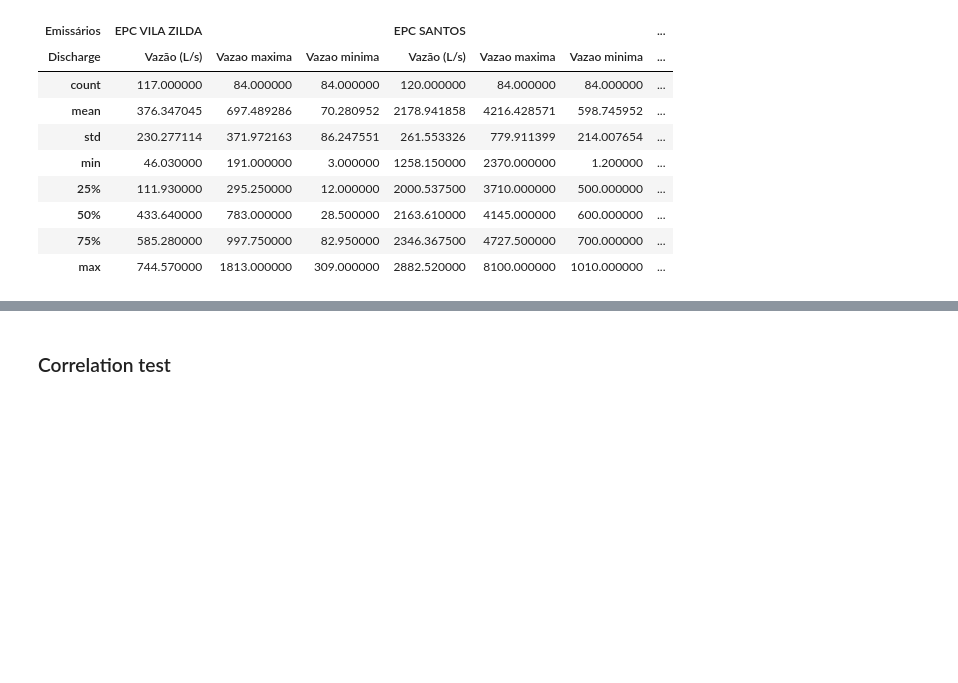
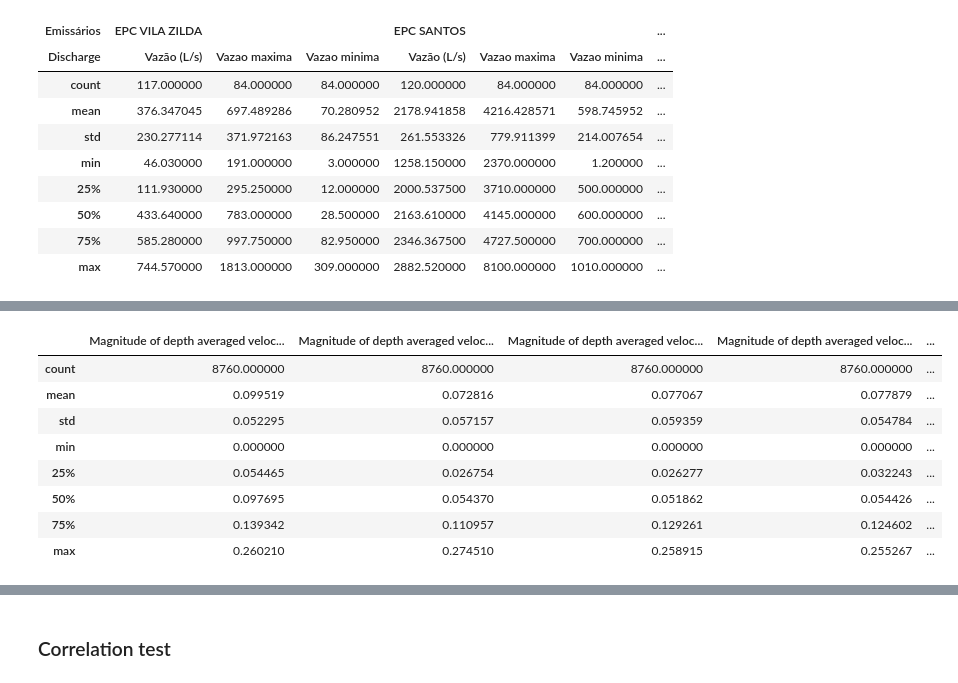
Before and after one commit to CostaNathan/doctorate, a Jupyter notebook: emissarios_dados.ipynb, the cells around one changed output, grey strips where cells are left out. Saved outputs shown, nothing was run; the diff lists cells and outputs as text; code cells hidden in the pictures; blank space fills up the shorter version.

```diff
--- a/emissarios_dados.ipynb
+++ b/emissarios_dados.ipynb
@@ -1607,0 +1594,12 @@ discharge_df.describe()
+# %%
+DAV_magnitude_all.describe()
+# %% [output]
+|  | Magnitude of depth averaged veloc... | Magnitude of depth averaged veloc... | Magnitude of depth averaged veloc... | Magnitude of depth averaged veloc... | ... |
+| count | 8760.000000 | 8760.000000 | 8760.000000 | 8760.000000 | ... |
+| mean | 0.099519 | 0.072816 | 0.077067 | 0.077879 | ... |
+| std | 0.052295 | 0.057157 | 0.059359 | 0.054784 | ... |
+| min | 0.000000 | 0.000000 | 0.000000 | 0.000000 | ... |
+| 25% | 0.054465 | 0.026754 | 0.026277 | 0.032243 | ... |
+| 50% | 0.097695 | 0.054370 | 0.051862 | 0.054426 | ... |
+| 75% | 0.139342 | 0.110957 | 0.129261 | 0.124602 | ... |
+| max | 0.260210 | 0.274510 | 0.258915 | 0.255267 | ... |
```
Also changed, not shown: parts of 50 cells of this notebook.
